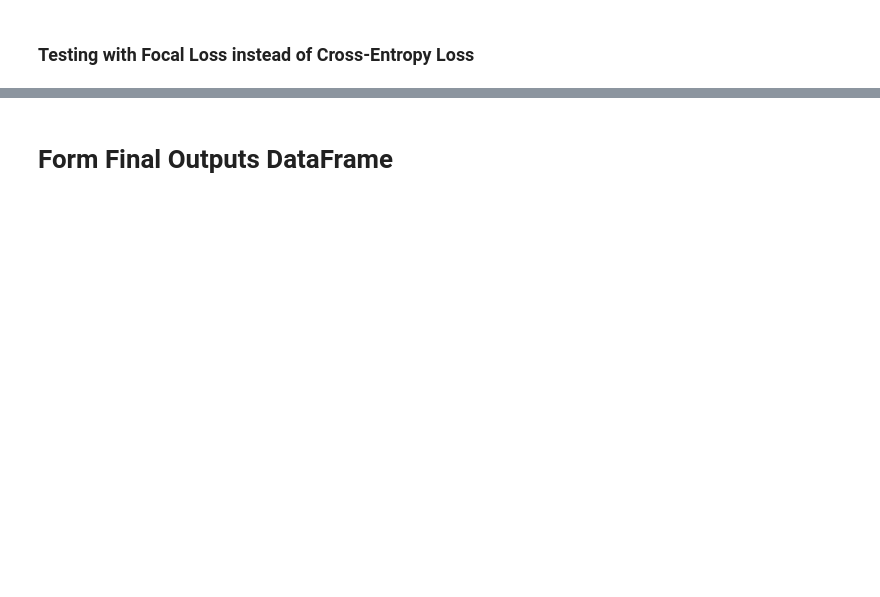
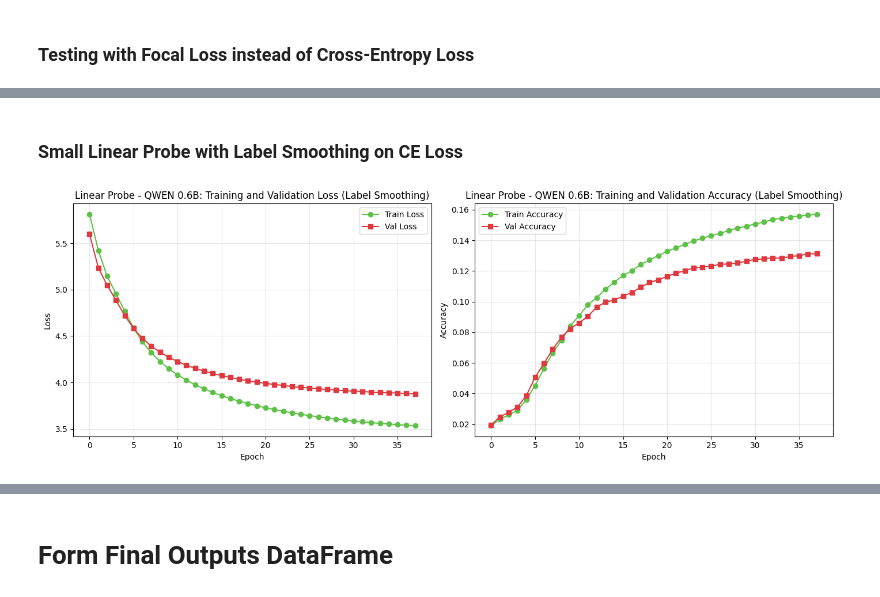
Before and after one commit to Dentriciche/Project_SP, a Jupyter notebook: 03 - Model Building/qwen pre-trained fine-tuning.ipynb, the cells around one changed output, grey strips where cells are left out. Saved outputs shown, nothing was run; the diff lists cells and outputs as text; code cells hidden in the pictures; blank space fills up the shorter version.

```diff
--- a/03 - Model Building/qwen pre-trained fine-tuning.ipynb
+++ b/03 - Model Building/qwen pre-trained fine-tuning.ipynb
@@ -497,0 +495,43 @@ plot_confusion_matrix(test_labels_named, test_preds_named, title="Linear Probe o
+# %% [markdown]
+### Small Linear Probe with Label Smoothing on CE Loss
+# %%
+results_small_ls = train_linear_probe(
+    model=LinearProbeClassificationHead(input_size, num_classes),
+    train_loader=small_train_dataloader,
+    val_loader=small_val_dataloader,
+    num_epochs=50,
+    lr=2e-5,
+    weight_decay=1e-4,
+    class_weights=class_weights,
+    warmup_ratio=0.1,
+    patience=5,
+    device=device,
+    label_smoothing=0.1
+)
+clear_output()
+# %%
+# Plot training history
+fig, axes = plt.subplots(1, 2, figsize=(14, 5))
+
+# Loss curves
+axes[0].plot(results_small_ls['history']['train_loss'], label='Train Loss', marker='o', color = SP_GREEN)
+axes[0].plot(results_small_ls['history']['val_loss'], label='Val Loss', marker='s', color = SP_RED)
+axes[0].set_xlabel('Epoch')
+axes[0].set_ylabel('Loss')
+axes[0].set_title('Linear Probe - QWEN 0.6B: Training and Validation Loss (Label Smoothing)')
+axes[0].legend()
+axes[0].grid(True, alpha=0.3)
+
+# Accuracy curves
+axes[1].plot(results_small_ls['history']['train_acc'], label='Train Accuracy', marker='o', color = SP_GREEN)
+axes[1].plot(results_small_ls['history']['val_acc'], label='Val Accuracy', marker='s', color = SP_RED)
+axes[1].set_xlabel('Epoch')
+axes[1].set_ylabel('Accuracy')
+axes[1].set_title('Linear Probe - QWEN 0.6B: Training and Validation Accuracy (Label Smoothing)')
+axes[1].legend()
+axes[1].grid(True, alpha=0.3)
+
+plt.tight_layout()
+plt.show()
+# %% [output]
+[figure, added]
```
Also changed, not shown: parts of 14 cells of this notebook, 1 other file.
